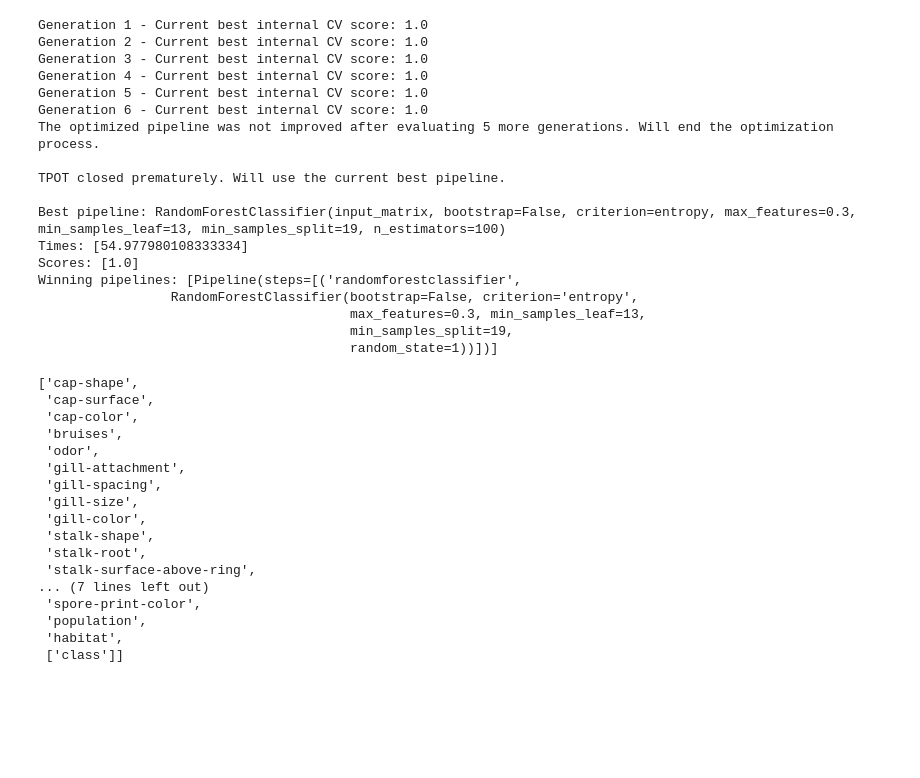
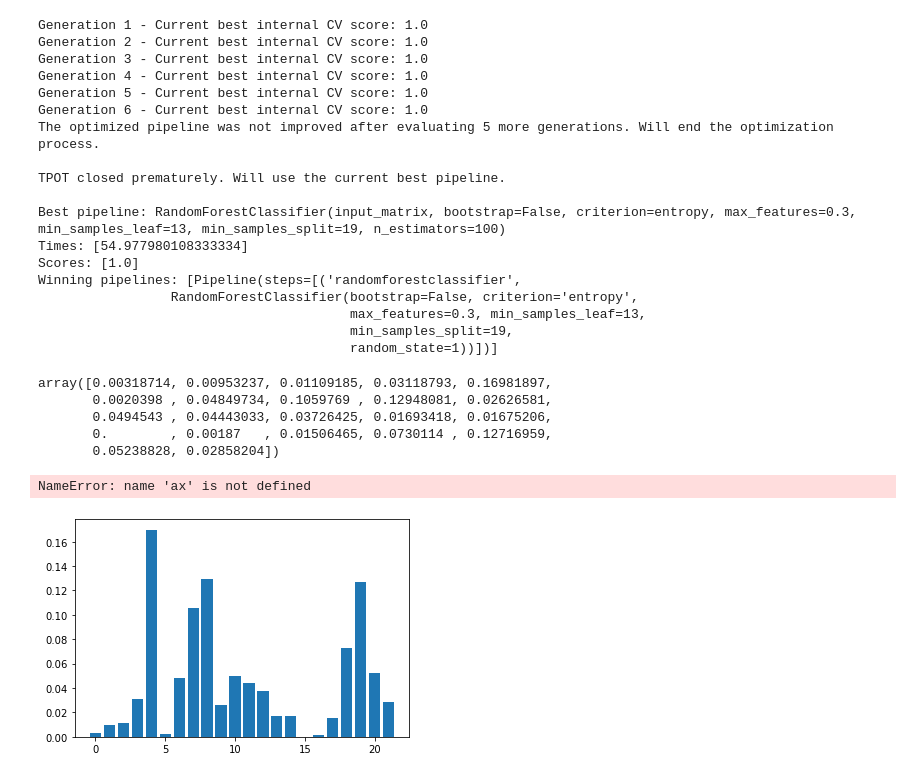
Before and after one commit to Mandar-Karhade/IBM-AI-ML-course, a Jupyter notebook: TPOT classifier and regressor full example.ipynb, the cells around one changed output. Saved outputs shown, nothing was run; the diff lists cells and outputs as text; code cells hidden in the pictures; blank space fills up the shorter version.

```diff
--- a/TPOT classifier and regressor full example.ipynb
+++ b/TPOT classifier and regressor full example.ipynb
@@ -432,20 +414,0 @@ dataset['class']. corr(dataset['odor'])
-# %%
-ind
-# %% [output]
-['cap-shape',
- 'cap-surface',
- 'cap-color',
- 'bruises',
- 'odor',
- 'gill-attachment',
- 'gill-spacing',
- 'gill-size',
- 'gill-color',
- 'stalk-shape',
- 'stalk-root',
- 'stalk-surface-above-ring',
-... (7 lines left out)
- 'spore-print-color',
- 'population',
- 'habitat',
- ['class']]
@@ -451,0 +425,17 @@ ind
+# %%
+exctracted_best_model = tpot.fitted_pipeline_.steps[-1][1]
+exctracted_best_model.feature_importances_
+# %% [output]
+array([0.00318714, 0.00953237, 0.01109185, 0.03118793, 0.16981897,
+       0.0020398 , 0.04849734, 0.1059769 , 0.12948081, 0.02626581,
+       0.0494543 , 0.04443033, 0.03726425, 0.01693418, 0.01675206,
+       0.        , 0.00187   , 0.01506465, 0.0730114 , 0.12716959,
+       0.05238828, 0.02858204])
+# %%
+# plot feature importance
+sns.barplot(X.columns.values, exctracted_best_model.feature_importances_)
+mpl.xticks(rotation=90)
+mpl.tight_layout()
+# %% [output]
+NameError: name 'ax' is not defined
+[figure, added]
```
Also changed, not shown: parts of 11 cells of this notebook.
